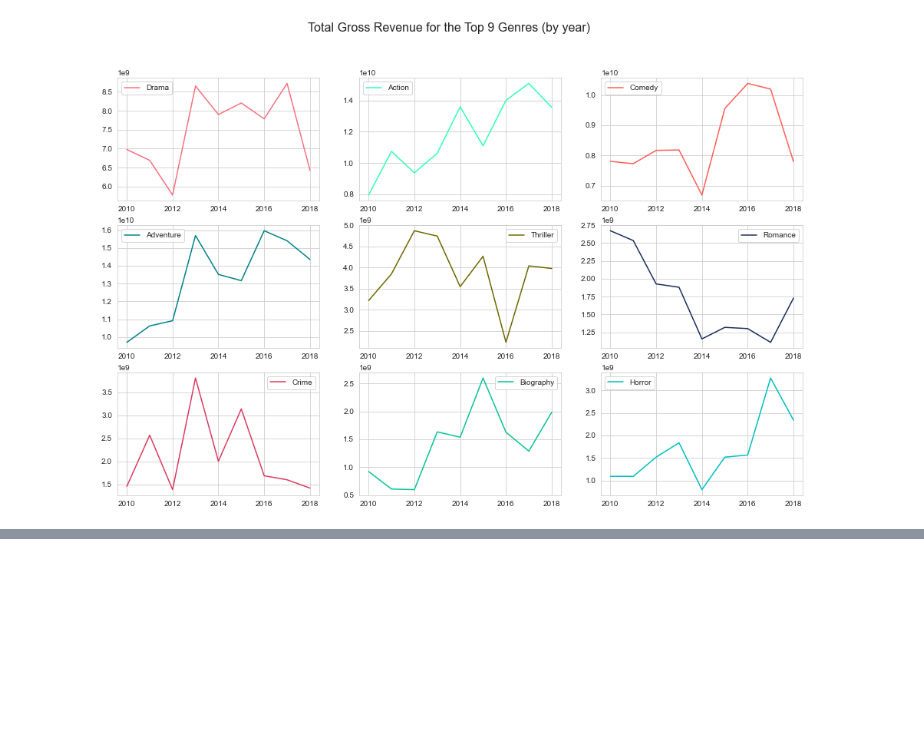
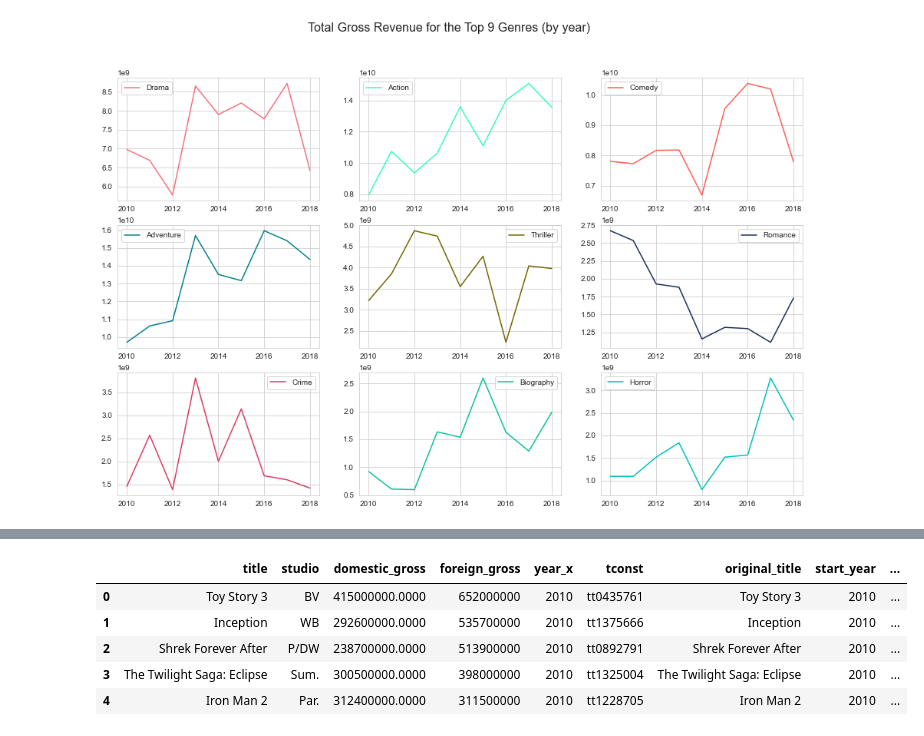
Before and after one commit to justinweible/movie_analysis_for_microsoft, a Jupyter notebook: Movie_titles_analysis.ipynb, the cells around one changed output, grey strips where cells are left out. Cells and saved outputs as stored; diff of their text form; code cells hidden in the pictures; blank space fills up the shorter version.

```diff
--- a/Movie_titles_analysis.ipynb
+++ b/Movie_titles_analysis.ipynb
@@ -12,6 +12,7 @@ pd.options.display.float_format = '{:.4f}'.format
 data_movie_gross = pd.read_csv('zippedData/bom.movie_gross.csv.gz')
 data_title_ratings = pd.read_csv('zippedData/imdb.title.ratings.csv.gz')
 data_title_basics = pd.read_csv('zippedData/imdb.title.basics.csv.gz')
+data_budget = pd.read_csv('zippedData/Mojo_budget_update.csv')
 # %%
 ## Merged imdb.title.basics.csv.gz and imdb.title.ratings.csv.gz on the column 'tconst' with an inner join to eliminate
 ## non-matching items.
@@ -276,0 +285,16 @@ gross_df.loc['Horror'].plot(label = "Horror",color='c',ax = ax[2][2],legend=True
+# %%
+df = pd.merge(data_title_basics, data_title_ratings, on='tconst', how='inner')
+# %%
+data_budget_overall = pd.merge(df, data_budget, on='tconst', how='inner')
+# %%
+data_budget_overall = data_budget_overall.rename(columns={'primary_title': 'title'})
+# %%
+movie_titles_budget = pd.merge(data_movie_gross, data_budget_overall, on='title', how='inner')
+movie_titles_budget.head()
+# %% [output]
+|  | title | studio | domestic_gross | foreign_gross | year_x | tconst | original_title | start_year | ... |
+| 0 | Toy Story 3 | BV | 415000000.0000 | 652000000 | 2010 | tt0435761 | Toy Story 3 | 2010 | ... |
+| 1 | Inception | WB | 292600000.0000 | 535700000 | 2010 | tt1375666 | Inception | 2010 | ... |
+| 2 | Shrek Forever After | P/DW | 238700000.0000 | 513900000 | 2010 | tt0892791 | Shrek Forever After | 2010 | ... |
+| 3 | The Twilight Saga: Eclipse | Sum. | 300500000.0000 | 398000000 | 2010 | tt1325004 | The Twilight Saga: Eclipse | 2010 | ... |
+| 4 | Iron Man 2 | Par. | 312400000.0000 | 311500000 | 2010 | tt1228705 | Iron Man 2 | 2010 | ... |
```
Also changed, not shown: parts of 14 cells of this notebook, 5 other files.
